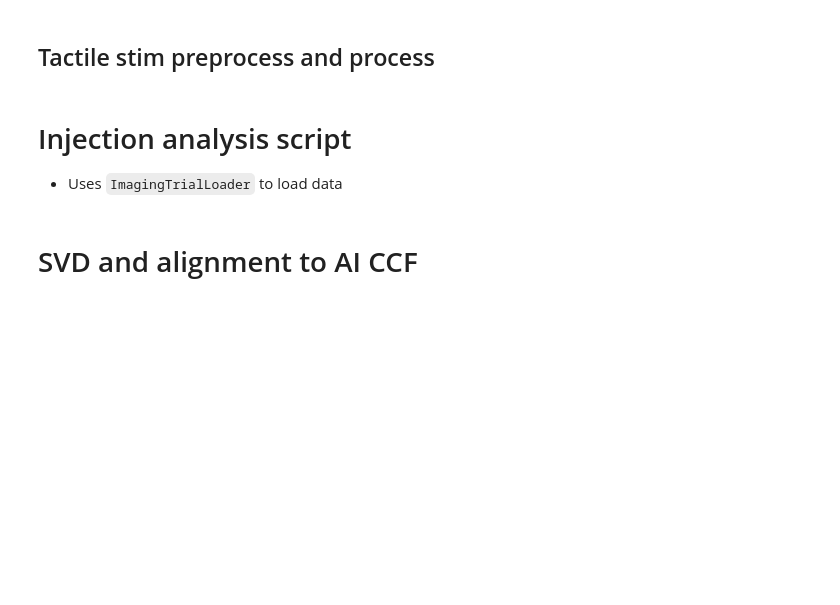
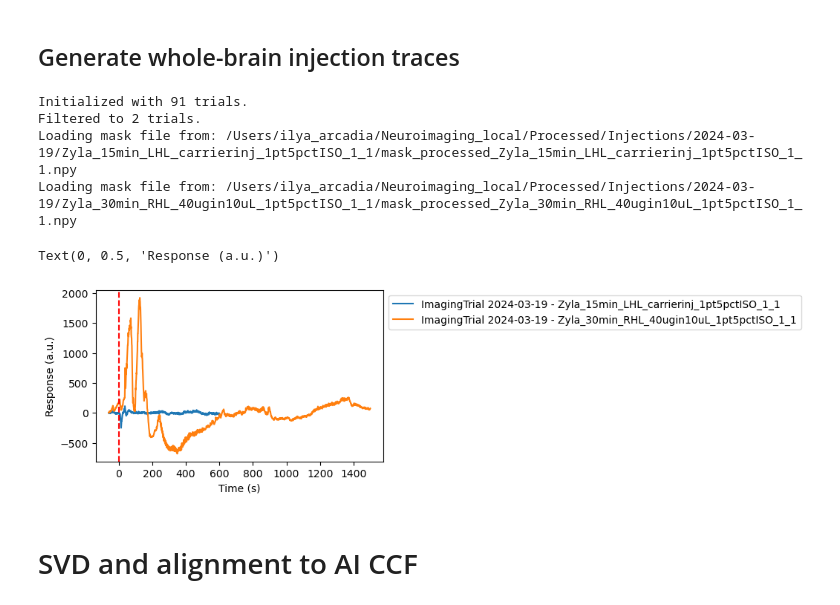
Before and after one commit to Arcadia-Science/2024-sensory-neuroimaging, a Jupyter notebook: notebooks/injection_analysis.ipynb, the cells around one changed output. Saved outputs shown, nothing was run; the diff lists cells and outputs as text; code cells hidden in the pictures; blank space fills up the shorter version.

```diff
--- a/notebooks/injection_analysis.ipynb
+++ b/notebooks/injection_analysis.ipynb
@@ -51,5 +51,3 @@ for sta, t in zip(sta_list, imaging_trials, strict=True):
   ax.axis('off')
   ax.set_title(t)
   io.imsave(os.path.join(sta_dir, f'{t}_STA.tiff'), sta_mean[1:,:,:].astype(np.uint16))
-# %% [markdown]
-## Tactile stim preprocess and process
@@ -77,47 +54,39 @@ preprocess_and_process_trial("2024-02-29", "Zyla_5min_RHLstim_2son4soff_1pt25pct
-# %% [markdown]
-# Injection analysis script
-* Uses `ImagingTrialLoader` to load data
+# %% [markdown]
+## Generate whole-brain injection traces
 # %%
 import matplotlib.pyplot as plt
 import numpy as np
 from neuroprocessing.imagingtrials import ImagingTrialLoader
 
-imaging_trials = ImagingTrialLoader('/Users/ilya_arcadia/Neuroimaging_local/Processed/Injections')
-imaging_trials.filter(exp_dir='2024-02-29',# "2024-03-19",
-                     limb='LHL',
-                     rec_time='5min',
-                     # remainder='.*ISO_2'
-                    )
+inj_trials = ImagingTrialLoader('/Users/ilya_arcadia/Neuroimaging_local/Processed/Injections')
+inj_trials.filter(exp_dir='2024-03-19',# "2024-03-19",
+                  limb='(L|R)HL$',
+                  # rec_time='15min',
+                  # injection_type='.*inj'
+                  # remainder='.*ISO_2'
+)
 
-# exp_dates, trial_names = trials.filter_exp_and_trial_dirs()
-
-masks = trials.load_mask_files()
-traces = trials.load_traces()
-sync_infos = trials.get_sync_infos()
 # Plot the traces
-
 fig, ax = plt.subplots(figsize=(5,3))
-for trace, exp_date, trial_name, sync in zip(traces, exp_dates, trial_names, sync_infos, strict=True):
-    t = (np.arange(0, len(trace))) / (sync['framerate_hz'] / params['downsample_factor']) - params['secs_before_stim']
+for inj_trial in inj_trials:
+    t, trace = inj_trial.load_trace()
     trace = trace - trace[np.where(t >= 0)[0][0]]
     # remove slope
     trace = trace - np.polyval(np.polyfit(t, trace, 1), t)
-    ax.plot(t, trace, label=exp_date + ' ' + trial_name)
+    ax.plot(t, trace, label=inj_trial)
 # legend to the right of the plot
-# ax.legend(loc='upper left', bbox_to_anchor=(1, 1))
+ax.legend(loc='upper left', bbox_to_anchor=(1, 1))
 ax.axvline(x=0, color='r', linestyle='--')
 ax.set_xlabel('Time (s)')
 ax.set_ylabel('Response (a.u.)')
-ax.set_xlim([-50, 600])
-# plot masks
-fig, axs = plt.subplots(ncols=len(masks), figsize=(15, 7))
-for ax, mask, exp_date, trial_name in zip(axs, masks, exp_dates, trial_names):
-    ax.imshow(mask, cmap='gray')
-    # remove axis ticks
-    ax.set_xticks([])
-    ax.set_yticks([])
-    ax.set_title(exp_date + ' ' + trial_name, fontsize=8)
-plt.tight_layout()
+# ax.set_xlim([-50, 600])
+# %% [output]
+Initialized with 91 trials.
+Filtered to 2 trials.
+Loading mask file from: /Users/ilya_arcadia/Neuroimaging_local/Processed/Injections/2024-03-19/Zyla_15min_LHL_carrierinj_1pt5pctISO_1_1/mask_processed_Zyla_15min_LHL_carrierinj_1pt5pctISO_1_1.npy
+Loading mask file from: /Users/ilya_arcadia/Neuroimaging_local/Processed/Injections/2024-03-19/Zyla_30min_RHL_40ugin10uL_1pt5pctISO_1_1/mask_processed_Zyla_30min_RHL_40ugin10uL_1pt5pctISO_1_1.npy
+Text(0, 0.5, 'Response (a.u.)')
+[figure, added]
 # %% [markdown]
 # SVD and alignment to AI CCF
 # %%
```
Also changed, not shown: parts of 2 cells of this notebook, 1 other file.
